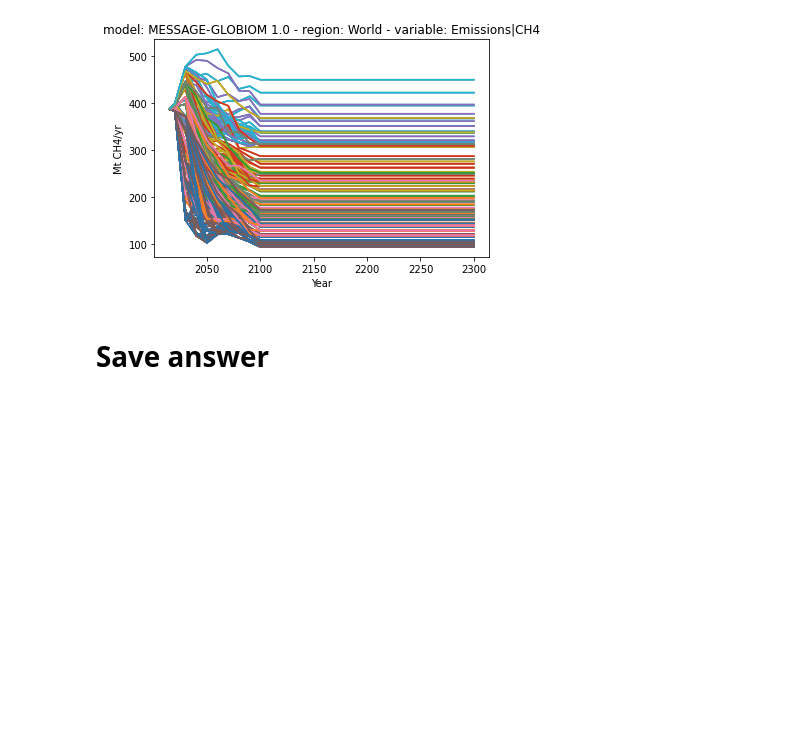
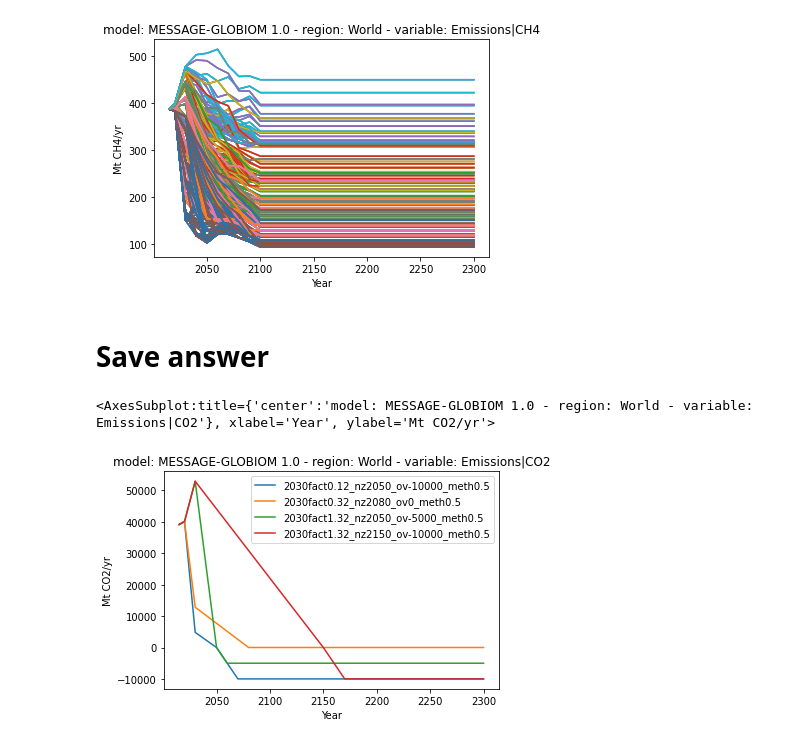
Before and after one commit to Rlamboll/PROVIDEemissions, a Jupyter notebook: notebooks/GenerateSystematicPaths.ipynb, the cells around one changed output. Drawn from its saved outputs; the diff is of its cells as text; code cells hidden in the pictures; blank space fills up the shorter version.

```diff
--- a/notebooks/GenerateSystematicPaths.ipynb
+++ b/notebooks/GenerateSystematicPaths.ipynb
@@ -497,3 +497,14 @@ def construct_scen_file(infilled_data, scen_file_name):
 # %%
 for scenario in other_infilled.scenario:
     construct_scen_file(other_infilled.filter(scenario=scenario), scen_file.format(scenario))
+# %%
+illustrative_scens = [
+    "2030fact1.32_nz2050_ov-5000_meth0.5",
+    "2030fact0.12_nz2050_ov-10000_meth0.5",
+    "2030fact0.32_nz2080_ov0_meth0.5",
+    "2030fact1.32_nz2150_ov-10000_meth0.5",
+]
+other_infilled.filter(scenario=illustrative_scens, variable="Emissions|CO2").plot()
+# %% [output]
+<AxesSubplot:title={'center':'model: MESSAGE-GLOBIOM 1.0 - region: World - variable: Emissions|CO2'}, xlabel='Year', ylabel='Mt CO2/yr'>
+[figure, added]
```
Also changed, not shown: 2 other files.
